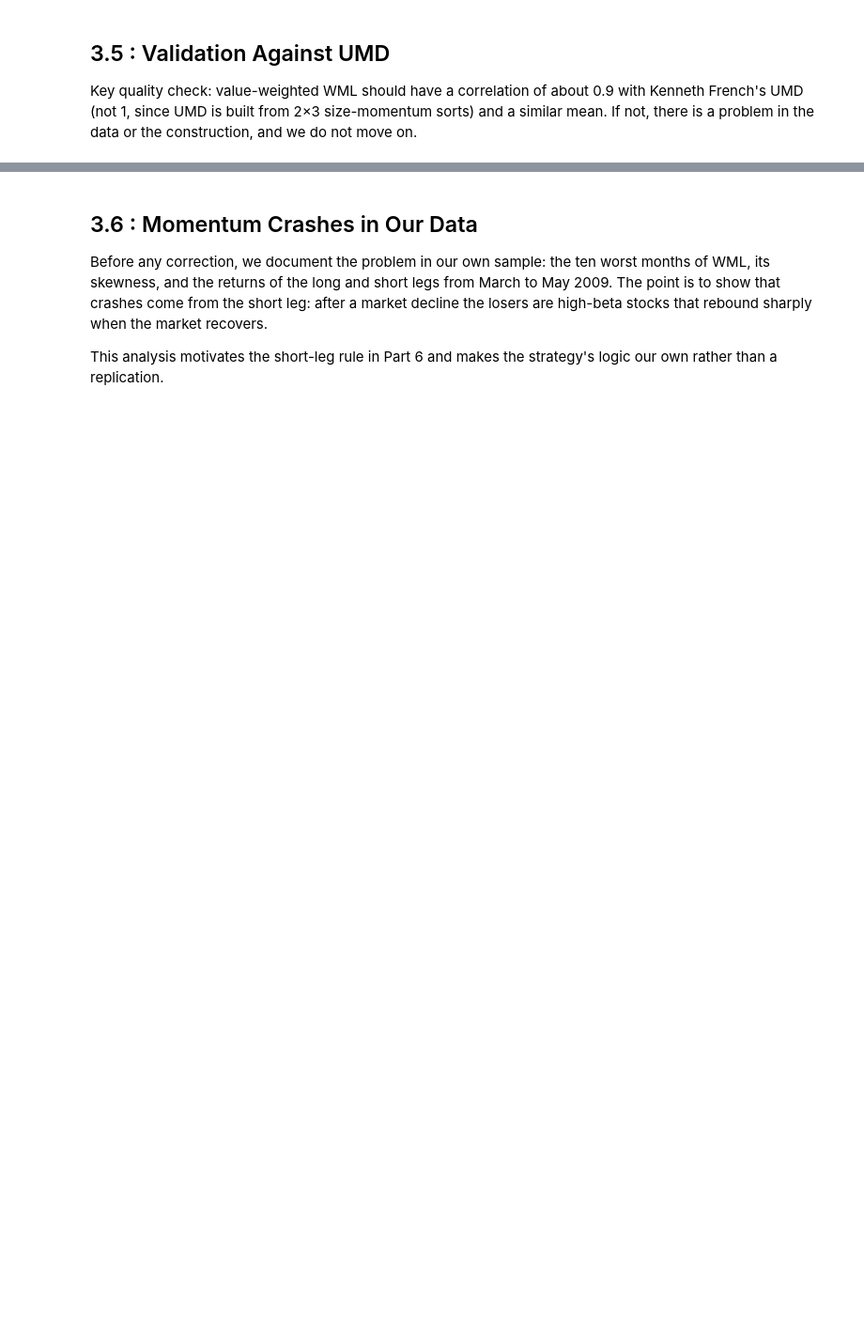
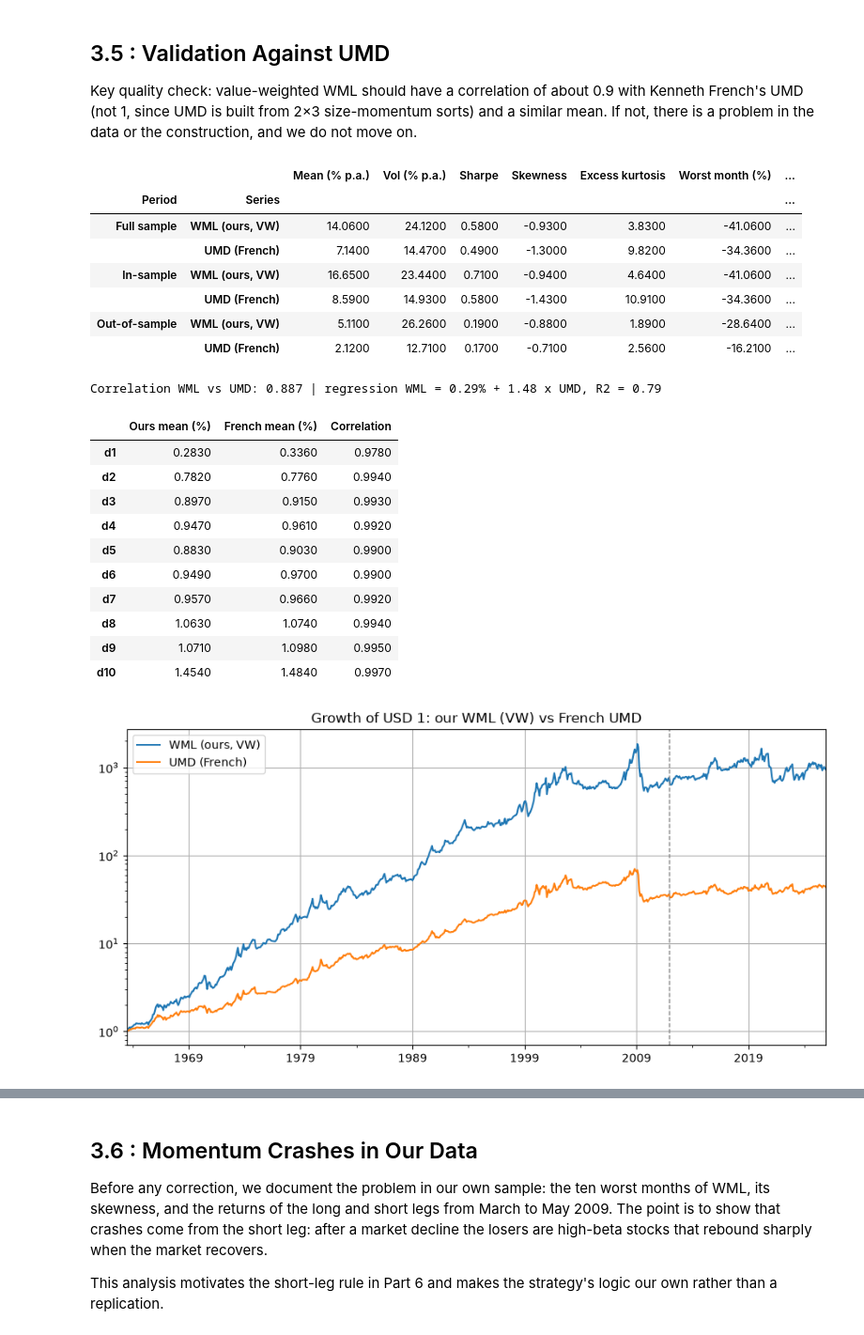
Before and after one commit to olol2/AppliedInvestments, a Jupyter notebook: Momentum_Robust_Notebook.ipynb, the cells around one changed output, grey strips where cells are left out. Shown at 94% size. Cells and saved outputs as stored; diff of their text form; code cells hidden in the pictures; blank space fills up the shorter version.

```diff
--- a/Momentum_Robust_Notebook.ipynb
+++ b/Momentum_Robust_Notebook.ipynb
@@ -866,4 +1020,54 @@ For each decile: average number of stocks, average market capitalisation, and av
 ## 3.5 : Validation Against UMD
 
 Key quality check: value-weighted WML should have a correlation of about 0.9 with Kenneth French's UMD (not 1, since UMD is built from 2×3 size-momentum sorts) and a similar mean. If not, there is a problem in the data or the construction, and we do not move on.
+# %%
+# Validation: our value-weighted WML against Kenneth French's UMD and his momentum deciles
+val = pd.DataFrame({"WML (ours, VW)": wml["WML (VW)"], "UMD (French)": factors["umd"]}).dropna()
+
+# 1. Same statistics over the same months
+display(pd.concat({name: summary_stats(val.loc[start:end]) for name, (start, end) in PERIODS.items()},
+                  names=["Period", "Series"]).round(2))
+
+# 2. Correlation and regression of WML on UMD
+ols = sm.OLS(val["WML (ours, VW)"], sm.add_constant(val["UMD (French)"])).fit()
+print(f"Correlation WML vs UMD: {val.corr().iloc[0, 1]:.3f} | "
+      f"regression WML = {100 * ols.params['const']:.2f}% + {ols.params['UMD (French)']:.2f} x UMD, R2 = {ols.rsquared:.2f}")
+
+# 3. Decile by decile against French's value-weighted momentum deciles
+both = dec_vw.join(french_mom10.add_suffix("_french"), how="inner")
+dec_compare = pd.DataFrame({
+    "Ours mean (%)": [100 * both[f"d{k}"].mean() for k in range(1, 11)],
+    "French mean (%)": [100 * both[f"d{k}_french"].mean() for k in range(1, 11)],
+    "Correlation": [both[f"d{k}"].corr(both[f"d{k}_french"]) for k in range(1, 11)],
+}, index=[f"d{k}" for k in range(1, 11)])
+display(dec_compare.round(3))
+
+# 4. Cumulative returns, WML vs UMD
+ax = (1 + val).cumprod().plot(logy=True, figsize=(11, 5), title="Growth of USD 1: our WML (VW) vs French UMD")
+ax.axvline(IS_END, color="grey", linestyle="--", linewidth=1)
+ax.set_xlabel("")
+plt.savefig(OUTPUT / "fig_3_5_wml_vs_umd.png", dpi=150, bbox_inches="tight")
+plt.show()
+# %% [output]
+|  |  | Mean (% p.a.) | Vol (% p.a.) | Sharpe | Skewness | Excess kurtosis | Worst month (%) | ... |
+| Period | Series |  |  |  |  |  |  | ... |
+| Full sample | WML (ours, VW) | 14.0600 | 24.1200 | 0.5800 | -0.9300 | 3.8300 | -41.0600 | ... |
+|  | UMD (French) | 7.1400 | 14.4700 | 0.4900 | -1.3000 | 9.8200 | -34.3600 | ... |
+| In-sample | WML (ours, VW) | 16.6500 | 23.4400 | 0.7100 | -0.9400 | 4.6400 | -41.0600 | ... |
+|  | UMD (French) | 8.5900 | 14.9300 | 0.5800 | -1.4300 | 10.9100 | -34.3600 | ... |
+| Out-of-sample | WML (ours, VW) | 5.1100 | 26.2600 | 0.1900 | -0.8800 | 1.8900 | -28.6400 | ... |
+|  | UMD (French) | 2.1200 | 12.7100 | 0.1700 | -0.7100 | 2.5600 | -16.2100 | ... |
+Correlation WML vs UMD: 0.887 | regression WML = 0.29% + 1.48 x UMD, R2 = 0.79
+|  | Ours mean (%) | French mean (%) | Correlation |
+| d1 | 0.2830 | 0.3360 | 0.9780 |
+| d2 | 0.7820 | 0.7760 | 0.9940 |
+| d3 | 0.8970 | 0.9150 | 0.9930 |
+| d4 | 0.9470 | 0.9610 | 0.9920 |
+| d5 | 0.8830 | 0.9030 | 0.9900 |
+| d6 | 0.9490 | 0.9700 | 0.9900 |
+| d7 | 0.9570 | 0.9660 | 0.9920 |
+| d8 | 1.0630 | 1.0740 | 0.9940 |
+| d9 | 1.0710 | 1.0980 | 0.9950 |
+| d10 | 1.4540 | 1.4840 | 0.9970 |
+[figure, added]
 # %% [markdown]
```
Also changed, not shown: parts of 15 cells of this notebook, 3 other files.
